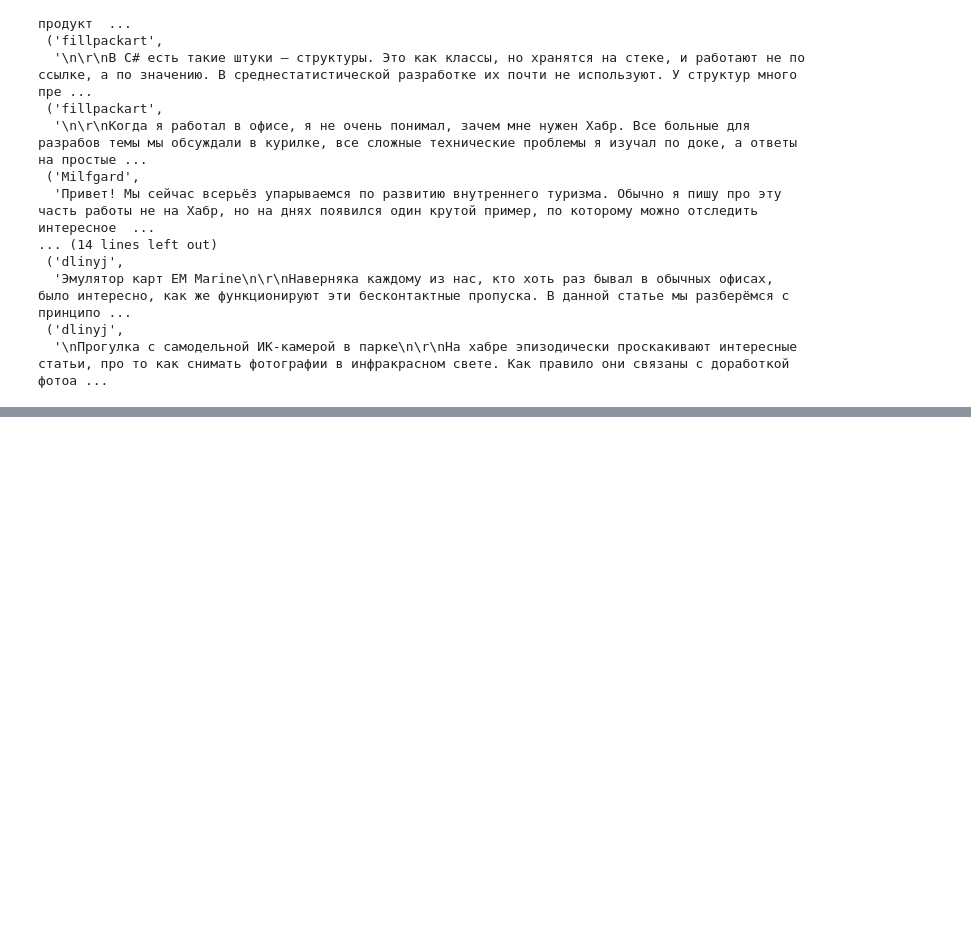
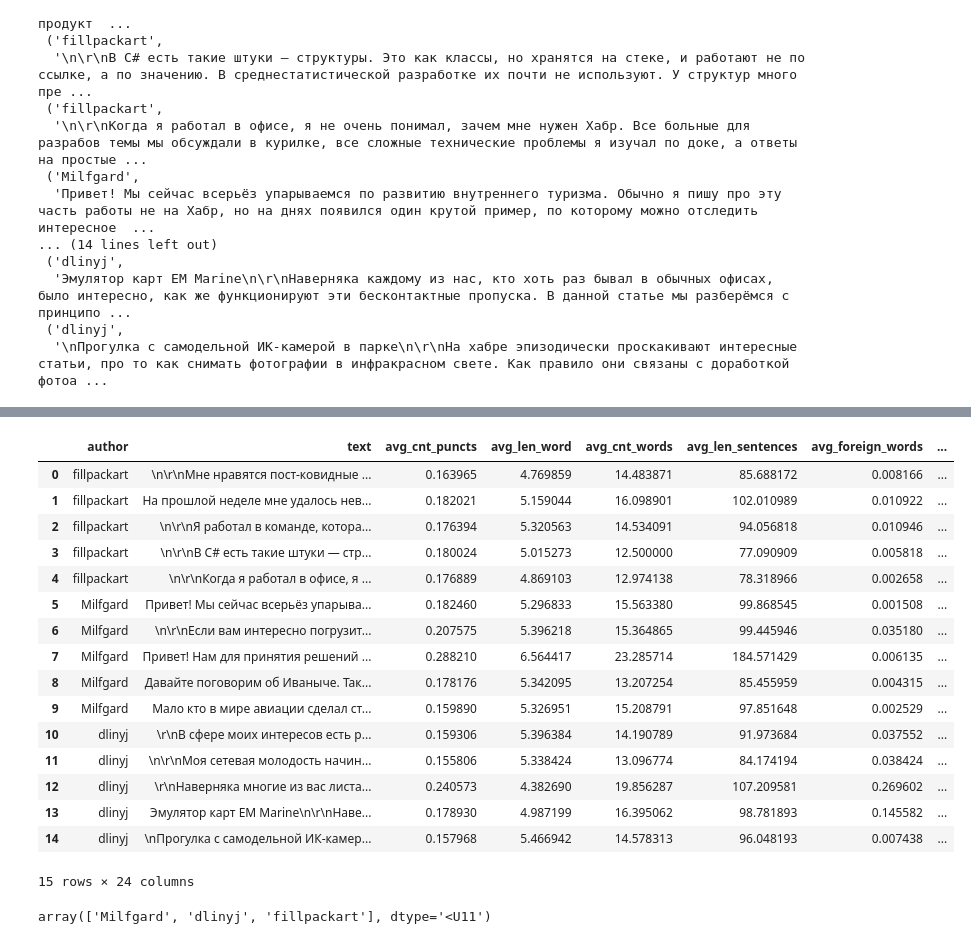
Before and after one commit to Lpshkn/Ataurus, a Jupyter notebook: Data Mining.ipynb, the cells around one changed output, grey strips where cells are left out. Drawn from its saved outputs; the diff is of its cells as text; code cells hidden in the pictures; blank space fills up the shorter version.

```diff
--- a/Data Mining.ipynb
+++ b/Data Mining.ipynb
@@ -552,0 +533,31 @@ user_post
+# %%
+def process_data(author, text):
+    data = []
+    # Remove the space symbols
+    text = re.sub(r"[\s]+", r" ", text).strip()
+
+    # Get sentences from the text
+    sentences = get_sentences(text)
+    # Get tokens from the text with punctuations
+    tokens = get_tokens(text, lower=True)
+    # feature 1
+    avg_cnt_puncts = len(get_punctuations(tokens)) / len(tokens)
+
+    # Get tokens from the text without punctuations
+    tokens = get_tokens(text, lower=True, delete_punctuations=True)
+    # feature 2
+    avg_len_word = get_avg_length_word(tokens)
+    # feature 3
+    avg_cnt_words = get_avg_count_words_per_sentence(sentences)
+    # feature 4
+    avg_len_sentences = get_avg_length_sentences(sentences)
+    # feature 5
+    distributions = get_distribution_pos(tokens)
+    # feature 6
+    avg_foreign_words = len(get_foreign_words(tokens))/len(tokens)
+
+    data = [avg_cnt_puncts, avg_len_word, avg_cnt_words, avg_len_sentences, avg_foreign_words, *list(distributions.values())]
+    columns = ['author', 'text', 'avg_cnt_puncts', 'avg_len_word', 'avg_cnt_words', 'avg_len_sentences', 'avg_foreign_words']
+    columns.extend(list(distributions.keys()))
+
+    return columns, data
@@ -552,0 +584,7 @@ user_post
+# %%
+data = []
+for user, post in user_post:
+    data.append(list([user, post, *process_data(user, post)[1]]))
+# %%
+columns=process_data(user_post[0][0], user_post[0][1])[0]
+columns
@@ -552,0 +609,21 @@ user_post
+# %%
+df = pd.DataFrame(data, columns=columns)
+df
+# %% [output]
+|  | author | text | avg_cnt_puncts | avg_len_word | avg_cnt_words | avg_len_sentences | avg_foreign_words | ... |
+| 0 | fillpackart | \n\r\nМне нравятся пост-ковидные ... | 0.163965 | 4.769859 | 14.483871 | 85.688172 | 0.008166 | ... |
+| 1 | fillpackart | На прошлой неделе мне удалось нев... | 0.182021 | 5.159044 | 16.098901 | 102.010989 | 0.010922 | ... |
+| 2 | fillpackart | \n\r\nЯ работал в команде, котора... | 0.176394 | 5.320563 | 14.534091 | 94.056818 | 0.010946 | ... |
+| 3 | fillpackart | \n\r\nВ C# есть такие штуки — стр... | 0.180024 | 5.015273 | 12.500000 | 77.090909 | 0.005818 | ... |
+| 4 | fillpackart | \n\r\nКогда я работал в офисе, я ... | 0.176889 | 4.869103 | 12.974138 | 78.318966 | 0.002658 | ... |
+| 5 | Milfgard | Привет! Мы сейчас всерьёз упарыва... | 0.182460 | 5.296833 | 15.563380 | 99.868545 | 0.001508 | ... |
+| 6 | Milfgard | \n\r\nЕсли вам интересно погрузит... | 0.207575 | 5.396218 | 15.364865 | 99.445946 | 0.035180 | ... |
+| 7 | Milfgard | Привет! Нам для принятия решений ... | 0.288210 | 6.564417 | 23.285714 | 184.571429 | 0.006135 | ... |
+| 8 | Milfgard | Давайте поговорим об Иваныче. Так... | 0.178176 | 5.342095 | 13.207254 | 85.455959 | 0.004315 | ... |
+| 9 | Milfgard | Мало кто в мире авиации сделал ст... | 0.159890 | 5.326951 | 15.208791 | 97.851648 | 0.002529 | ... |
+| 10 | dlinyj | \r\nВ сфере моих интересов есть р... | 0.159306 | 5.396384 | 14.190789 | 91.973684 | 0.037552 | ... |
+| 11 | dlinyj | \n\r\nМоя сетевая молодость начин... | 0.155806 | 5.338424 | 13.096774 | 84.174194 | 0.038424 | ... |
+| 12 | dlinyj | \r\nНаверняка многие из вас листа... | 0.240573 | 4.382690 | 19.856287 | 107.209581 | 0.269602 | ... |
+| 13 | dlinyj | Эмулятор карт EM Marine\n\r\nНаве... | 0.178930 | 4.987199 | 16.395062 | 98.781893 | 0.145582 | ... |
+| 14 | dlinyj | \nПрогулка с самодельной ИК-камер... | 0.157968 | 5.466942 | 14.578313 | 96.048193 | 0.007438 | ... |
+15 rows × 24 columns
@@ -552,0 +633,6 @@ user_post
+# %%
+encoder = LabelEncoder()
+encoder.fit(users)
+encoder.classes_
+# %% [output]
+array(['Milfgard', 'dlinyj', 'fillpackart'], dtype='<U11')
```
Also changed, not shown: parts of 22 cells of this notebook.
